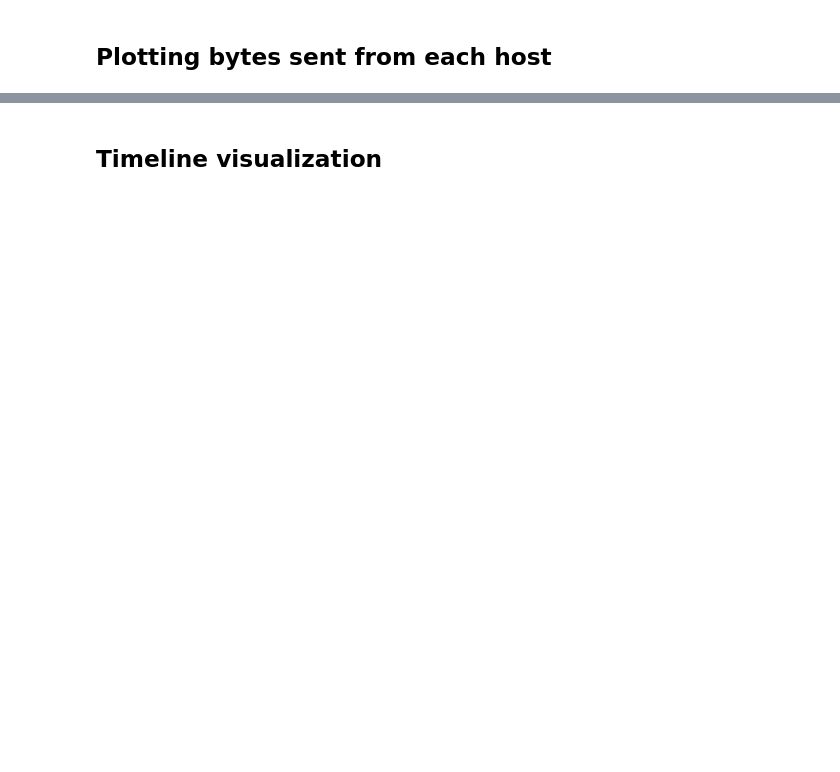
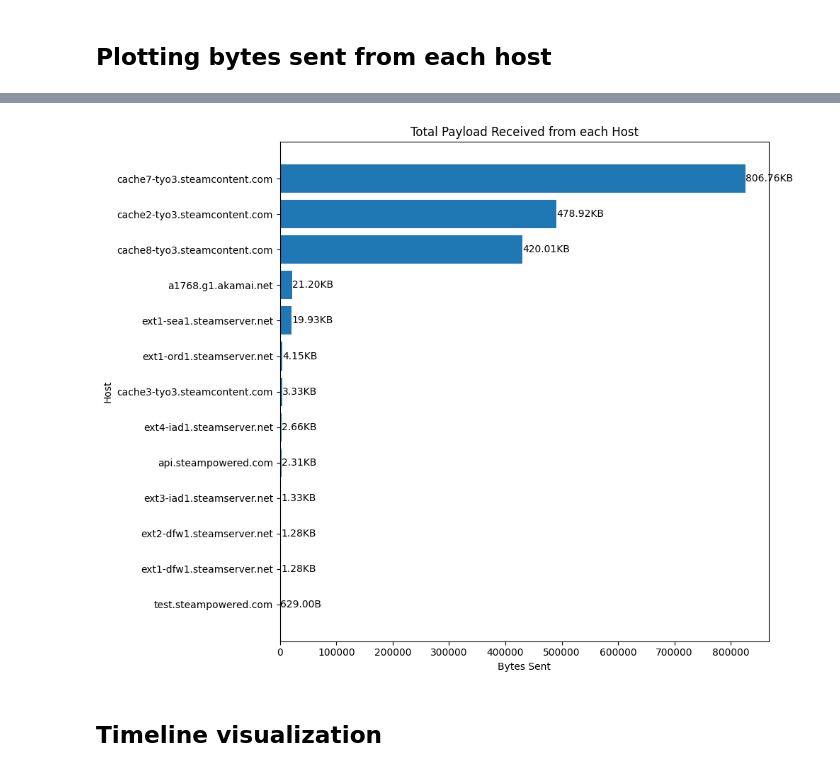
Before and after one commit to icemoon97/steam-pipes, a Jupyter notebook: visualization.ipynb, the cells around one changed output, grey strips where cells are left out. Drawn from its saved outputs; the diff is of its cells as text; code cells hidden in the pictures; blank space fills up the shorter version.

```diff
--- a/visualization.ipynb
+++ b/visualization.ipynb
@@ -97,3 +102,32 @@ plt.show()
+# %%
+# Filter out hosts with less than 100 bytes
+filtered_data = {host: bytes for host, bytes in data.items() if bytes >= 500}
+
+# Sort the data by byte count in descending order
+sorted_data = dict(sorted(filtered_data.items(), key=lambda item: item[1]))
+
+# Convert bytes to a readable format for labeling
+labels = [host for host in sorted_data]
+byte_values = [sorted_data[host] for host in sorted_data]
+readable_values = [bytes_to_readable(value) for value in byte_values]
+
+# Plotting
+plt.figure(figsize=(10, 8))
+bars = plt.barh(labels, byte_values, tick_label=labels)
+plt.yticks(rotation=0)  # No need to rotate labels in horizontal bar chart
+
+# Add labels to bars
+for bar, value in zip(bars, readable_values):
+    width = bar.get_width()
+    plt.text(width, bar.get_y() + bar.get_height()/2, value, ha='left', va='center')
+
+plt.ylabel('Host')
+plt.xlabel('Bytes Sent')
+plt.title('Total Payload Received from each Host')
+plt.tight_layout()
+plt.show()
+# %% [output]
+[figure, added]
 # %% [markdown]
 ## Timeline visualization
 # %%
```
Also changed, not shown: parts of 8 cells of this notebook.
